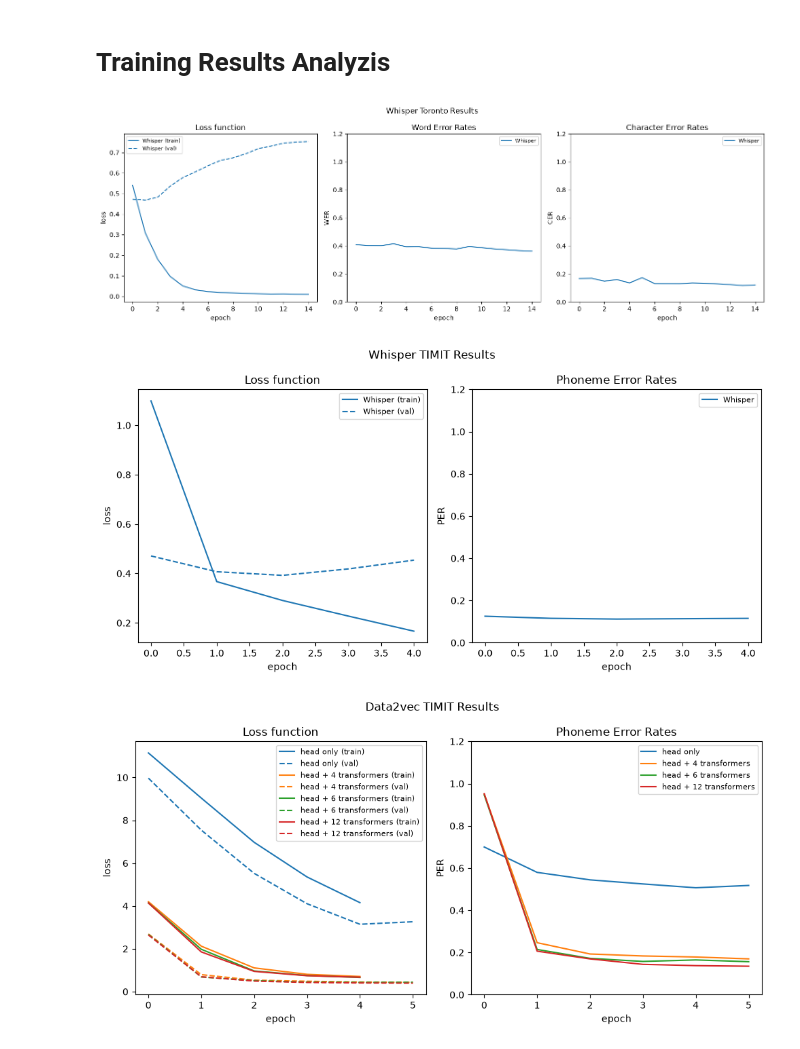
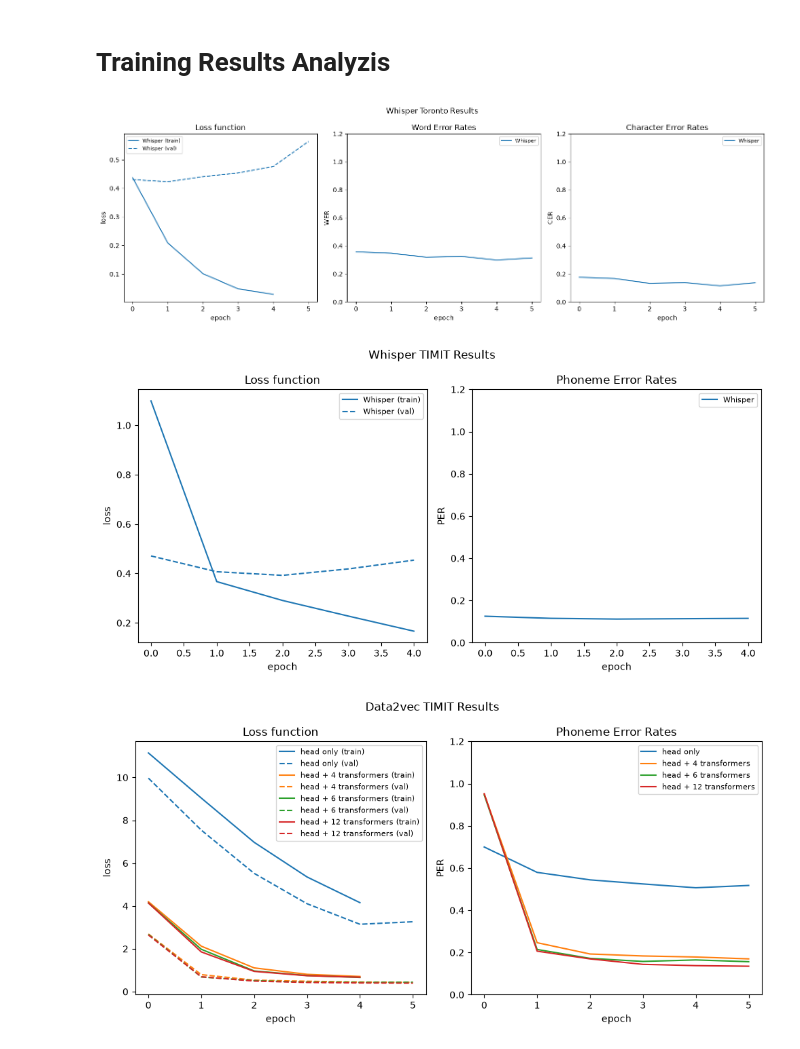
Before and after one commit to ALEGATOR1209/kse-deep-audio-lab3, a Jupyter notebook: training_results.ipynb, the cells around one changed output. Cells and saved outputs as stored; diff of their text form; code cells hidden in the pictures.

```diff
--- a/training_results.ipynb
+++ b/training_results.ipynb
@@ -81,16 +81,16 @@ def plot_phonemes_metrics(dfs, labels, title):
 
     return fig
 # %%
-whisper_toronto = read_metrics("whisper", version=2)
+whisper_toronto = read_metrics("whisper", version=3)
 whisper_timit = read_metrics("whisper_timit", version=0)
 
 fig = plot_speech_metrics([whisper_toronto], ["Whisper"], "Whisper Toronto Results")
 fig.savefig("img/whisper_toronto.png", dpi=300, bbox_inches="tight")
 
 fig = plot_phonemes_metrics([whisper_timit], ["Whisper"], "Whisper TIMIT Results")
 fig.savefig("img/whisper_timit.png", dpi=300, bbox_inches="tight")
 # %% [output]
-[figure, old version]
+[figure, new version]
 [figure]
 # %%
 data2vec_timit_0_layers = read_metrics("timit_data2vec_finetune_val_0_layers", version=3)
```
Also changed, not shown: parts of 1 cell of this notebook, 17 other files.
